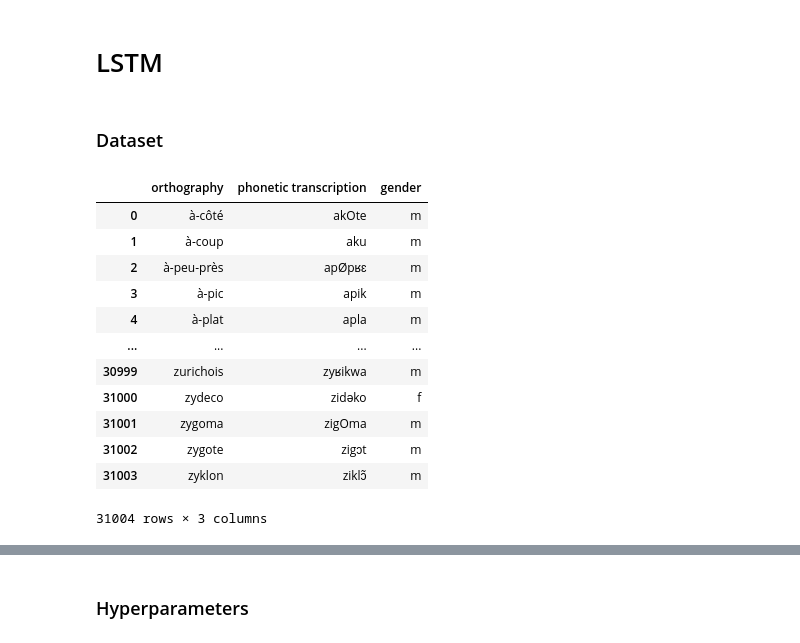
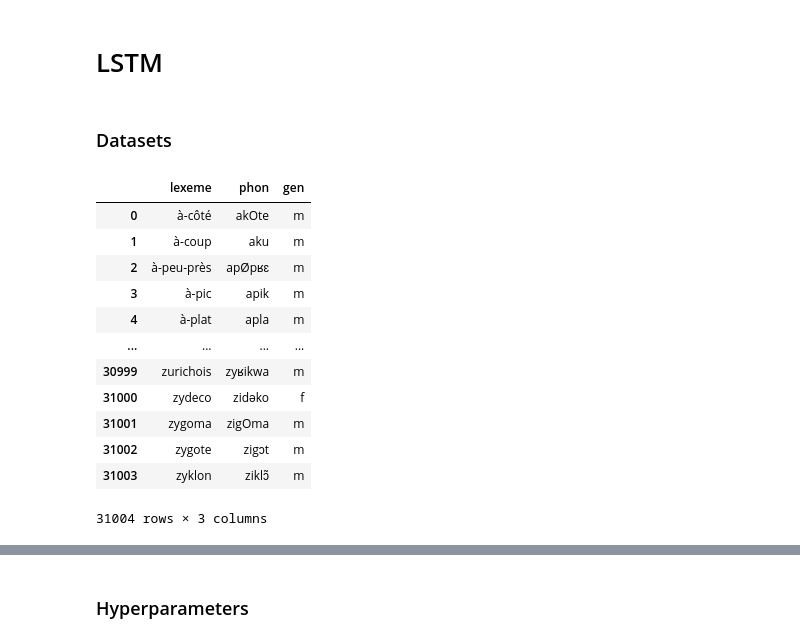
Before and after one commit to obonami/gender_prediction, a Jupyter notebook: src/main.ipynb, the cells around one changed output, grey strips where cells are left out. Cells and saved outputs as stored; diff of their text form; code cells hidden in the pictures.

```diff
--- a/src/main.ipynb
+++ b/src/main.ipynb
@@ -10,14 +10,13 @@ from model import GenderLSTM
 from model_evaluation import baseline_accuracy, compare_accuracies, statistical_check
 from visualization import plot_metrics
 # %% [markdown]
-### Dataset
+### Datasets
 # %%
-filename= '../data/nlexique.csv'
-df = pd.read_csv(filename)
-df = df[['lexeme', 'sg', 'gen']].rename(columns={'lexeme': 'orthography', 'sg': 'phonetic transcription', 'gen': 'gender'}).dropna().reset_index(drop=True)
-df
+nlexique = pd.read_csv('../data/nlexique.csv')
+nlexique = nlexique[['lexeme', 'sg', 'gen']].rename(columns={'sg': 'phon'}).dropna().reset_index(drop=True)
+nlexique
 # %% [output]
-|  | orthography | phonetic transcription | gender |
+|  | lexeme | phon | gen |
 | 0 | à-côté | akOte | m |
 | 1 | à-coup | aku | m |
 | 2 | à-peu-près | apØpʁɛ | m |
```
Also changed, not shown: parts of 9 cells of this notebook, 5 other files.
